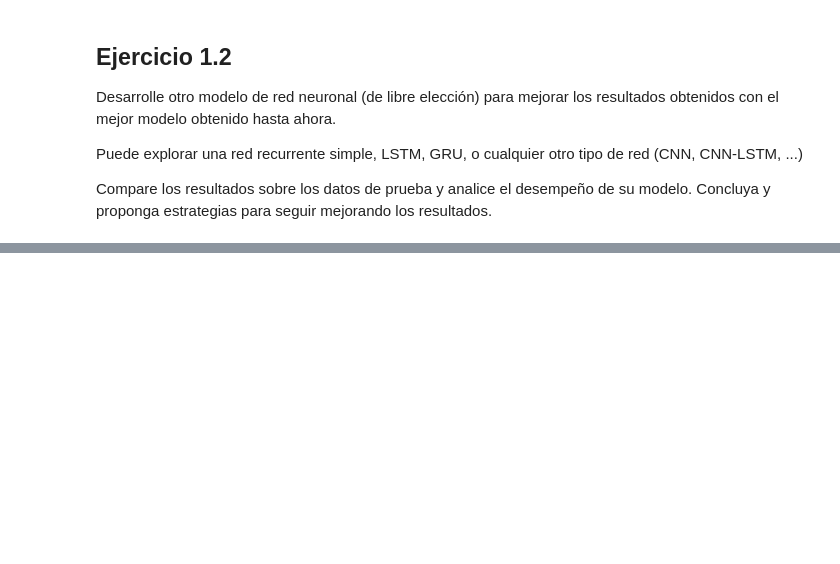
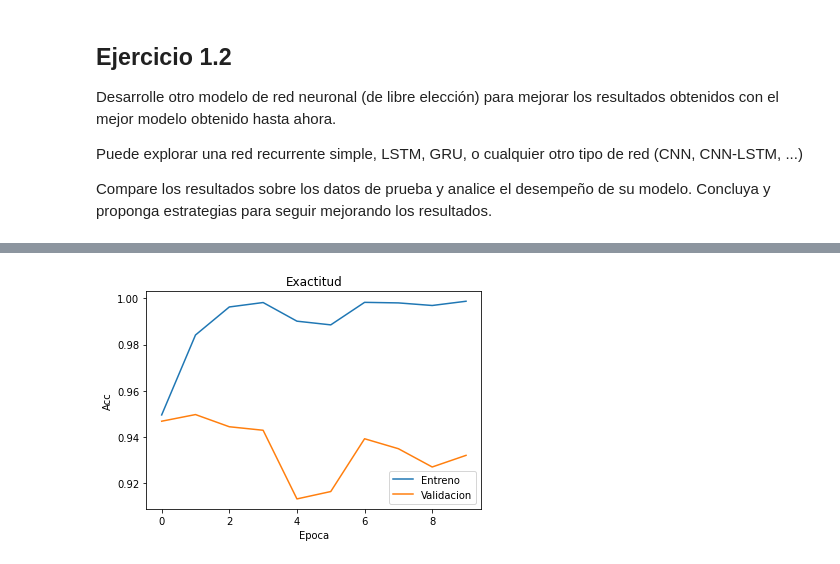
Before and after one commit to diegojeda/Modelos-Avanzados-2, a Jupyter notebook: Semana 8/Semana8_RedNeuronalRecurrente_LSTMBidireccional_Actividad.ipynb, the cells around one changed output, grey strips where cells are left out. Drawn from its saved outputs; the diff is of its cells as text; code cells hidden in the pictures; blank space fills up the shorter version.

```diff
--- a/Semana 8/Semana8_RedNeuronalRecurrente_LSTMBidireccional_Actividad.ipynb
+++ b/Semana 8/Semana8_RedNeuronalRecurrente_LSTMBidireccional_Actividad.ipynb
@@ -630,0 +922,17 @@ Compare los resultados sobre los datos de prueba y analice el desempeño de su m
+# %%
+# Input con secuencias de enteros con longitud variable
+inputs = keras.Input(shape=(None,), dtype="int32")
+
+# Conseguimos la representación vectorial (embedding) de cada entero en un vector 128-dimensional
+x = layers.Embedding(max_features, 128)(inputs)
+
+# Añadimos 2 unidades LSTM bidireccionales
+x = layers.LSTM(64, return_sequences=True)(x)
+x = layers.LSTM(64)(x)
+
+# Añadimos un clasificador binario en la salida
+outputs = layers.Dense(1, activation="sigmoid")(x)
+
+# Gaurdamos la arquitectura del modelo
+model_ULSTM_Opt = keras.Model(inputs, outputs)
+model_ULSTM_Opt.summary()
@@ -630,0 +958,79 @@ Compare los resultados sobre los datos de prueba y analice el desempeño de su m
+# %%
+# Inicializamos la tabla donde guardamos los resultados
+x = PrettyTable(["Exac_E", "Exac_V", "Exac_P"])
+
+# Definimos el número máximo de iteraciones (épocas de la red)
+epocas=10
+
+# Definimos los parametros del Adam
+adam = keras.optimizers.Adam(lr=0.001, beta_1=0.9, beta_2=0.999)
+
+# Inicializamos el error
+err_p = 999
+
+for i in range(0,3,1):
+    r = i^3
+    CE_x, CV_x, CE_y, CV_y = train_test_split(x_train, y_train, test_size = 0.5, random_state = r)
+
+    # Definimos el método de optimización con respecto a su funcion de perdida (además guardamos la exactitud para cada iteracion)
+    model_ULSTM_Opt = keras.Model(inputs, outputs)
+    model_ULSTM_Opt.compile(loss='binary_crossentropy', optimizer=adam, metrics=['accuracy'])
+
+    # Ajustamos el modelo
+    history=model_ULSTM_Opt.fit(x=CE_x, y=CE_y, epochs=epocas, validation_data=(CV_x, CV_y), verbose=1, shuffle=False)
+
+    # Calculamos las metricas
+    train_metrics = model_ULSTM_Opt.evaluate(x=CE_x, y=CE_y, verbose=0)
+    valid_metrics = model_ULSTM_Opt.evaluate(x=CV_x, y=CV_y, verbose=0)
+    test_metrics = model_ULSTM_Opt.evaluate(x=x_val, y=y_val, verbose=0)
+
+    # Guardamos las métricas de desempeño
+    accu_e = train_metrics[1]
+    loss_e = train_metrics[0]
+    accu_v = valid_metrics[1]
+    loss_v = valid_metrics[0]
+    accu_p = test_metrics[1]
+    loss_p = test_metrics[0]
+
+    if (loss_p < err_p):
+        pathr =('model_ULSTM_Opt_part='+str(r)+'.h5')
+        model_ULSTM_Opt.save(pathr)
+        err_p = loss_p
+
+    # Imprimimos el desempeño para cada repetición
+    print('Desempeño (exactitud): accu_v1='+str(accu_v) +' , accu_v2='+str(accu_p))
+
+    x.add_row([np.round(accu_e,4), np.round(accu_v,4), np.round(accu_p,4)])
+
+print(x)
+
+plt.figure(1)
+plt.plot(history.history['accuracy'])
+plt.plot(history.history['val_accuracy'])
+plt.title('Exactitud')
+plt.ylabel('Acc')
+plt.xlabel('Epoca')
+plt.legend(['Entreno', 'Validacion'], loc='lower right')
+plt.show()
+
+plt.figure(1)
+plt.plot(history.history['loss'])
+plt.plot(history.history['val_loss'])
+plt.title('Pérdida')
+plt.ylabel('Pérdida')
+plt.xlabel('Epoca')
+plt.legend(['Entreno', 'Validación'], loc='upper right')
+plt.show()
+
+Y_predt = model_ULSTM_Opt.predict(x_train)
+Y_predst = (Y_predt > 0.5)
+
+print(confusion_matrix(y_train, Y_predst))
+print("\nExactitud: ", model_ULSTM_Opt.evaluate(x=x_train, y=y_train, verbose=0)[1])
+
+Y_predv = model_ULSTM_Opt.predict(x_val)
+Y_predsv = (Y_predv > 0.5)
+
+print(confusion_matrix(y_val, Y_predsv))
+print("Exactitud: ", model_ULSTM_Opt.evaluate(x=x_val, y=y_val, verbose=0)[1])
+# %% [output]
@@ -630,0 +1054 @@ Compare los resultados sobre los datos de prueba y analice el desempeño de su m
+[figure, added]
```
Also changed, not shown: parts of 46 cells of this notebook, 11 other files.
